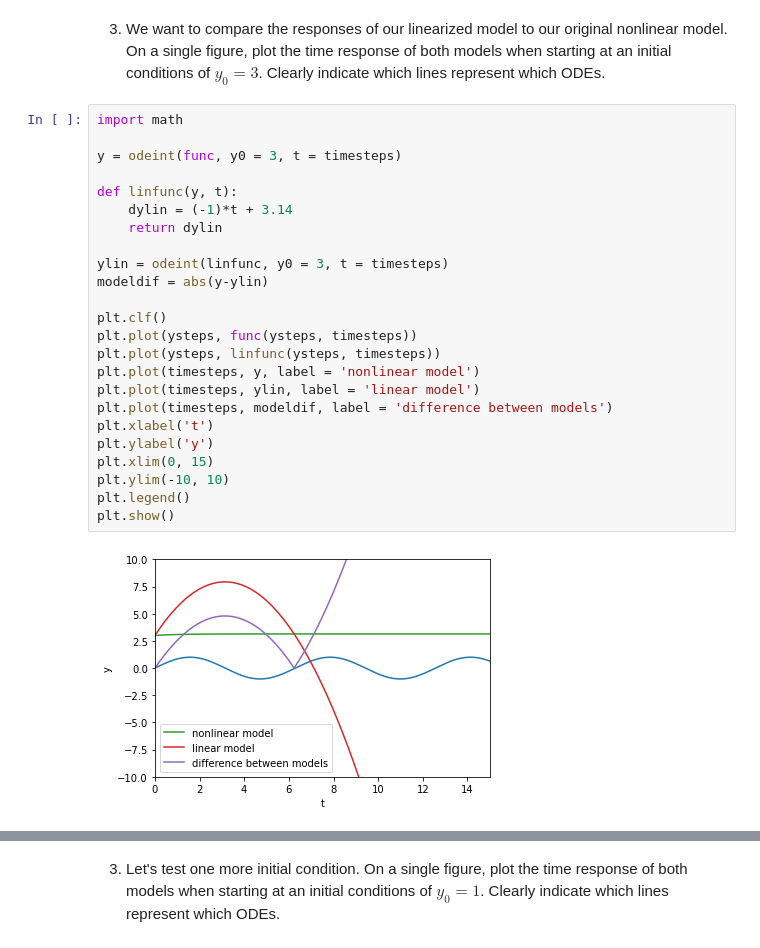
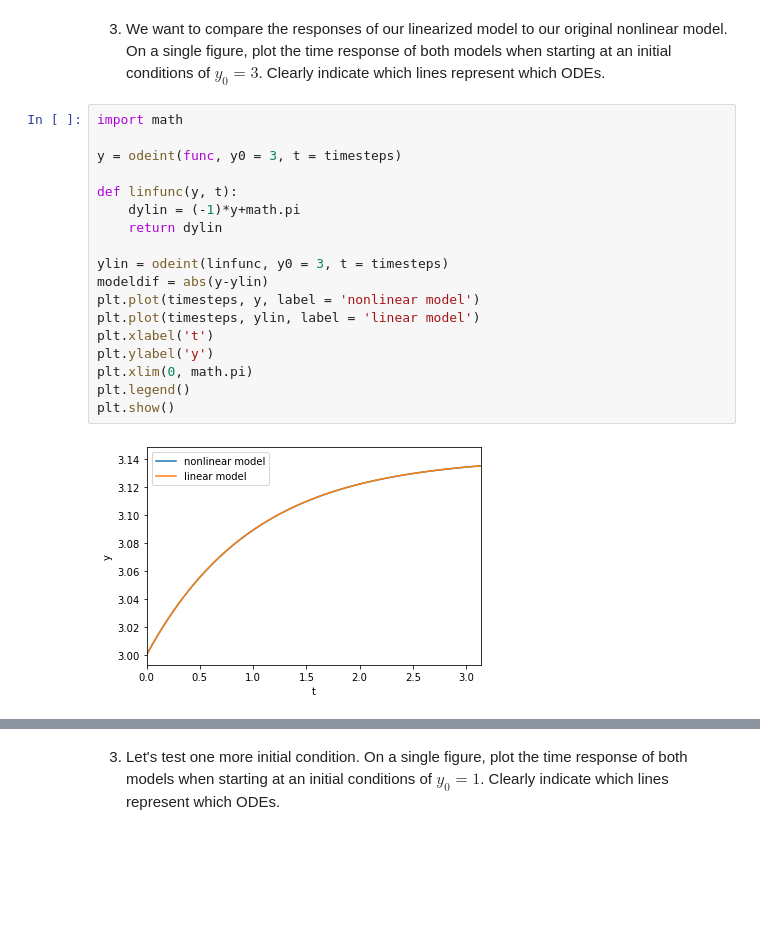
Before and after one commit to mdsnbutler/ChE_2410-Public-Repo, a Jupyter notebook: Homework/Homework 7 Flow on a Line.ipynb, the cells around one changed output, grey strips where cells are left out. Cells and saved outputs as stored; diff of their text form; blank space fills up the shorter version.

```diff
--- a/Homework/Homework 7 Flow on a Line.ipynb
+++ b/Homework/Homework 7 Flow on a Line.ipynb
@@ -136,26 +132,20 @@ dy/dt = (-1)*y + $\pi$
 # %%
 import math
 
 y = odeint(func, y0 = 3, t = timesteps)
 
 def linfunc(y, t):
-    dylin = (-1)*t + 3.14
+    dylin = (-1)*y+math.pi
     return dylin
 
 ylin = odeint(linfunc, y0 = 3, t = timesteps)
 modeldif = abs(y-ylin)
-
-plt.clf()
-plt.plot(ysteps, func(ysteps, timesteps))
-plt.plot(ysteps, linfunc(ysteps, timesteps))
 plt.plot(timesteps, y, label = 'nonlinear model')
 plt.plot(timesteps, ylin, label = 'linear model')
-plt.plot(timesteps, modeldif, label = 'difference between models')
 plt.xlabel('t')
 plt.ylabel('y')
-plt.xlim(0, 15)
-plt.ylim(-10, 10)
+plt.xlim(0, math.pi)
 plt.legend()
 plt.show()
 # %% [output]
-[figure, old version]
+[figure, new version]
```
Also changed, not shown: parts of 6 cells of this notebook.
